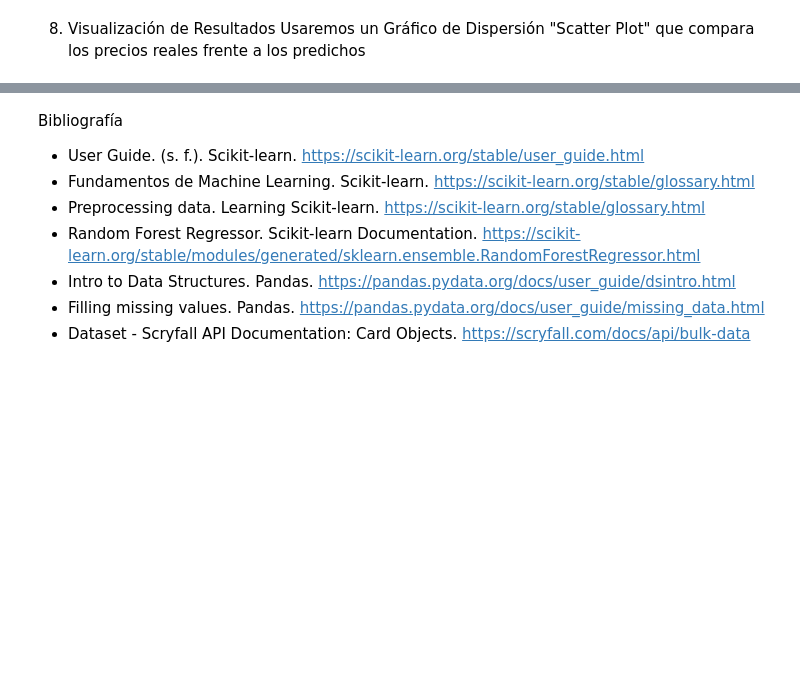
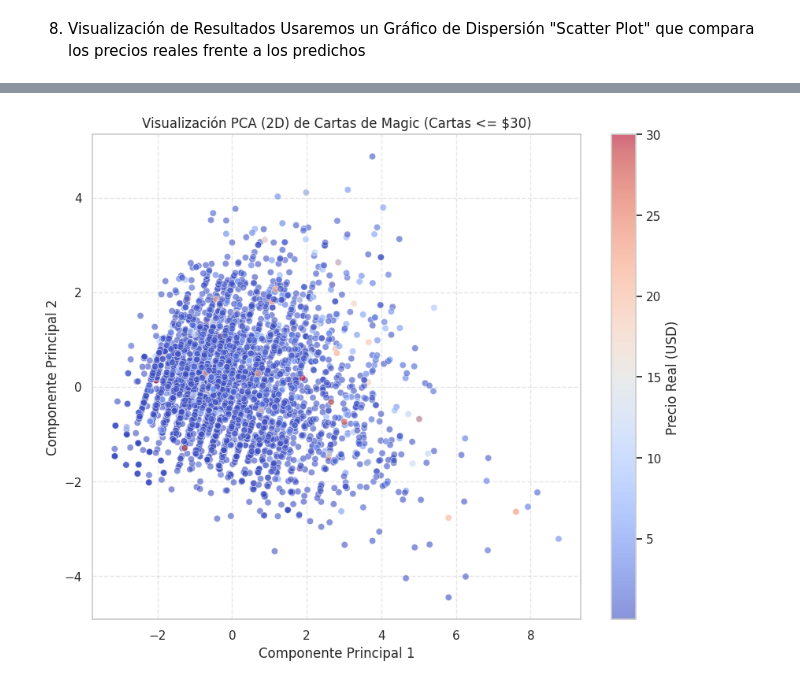
Before and after one commit to NicoRuedaA/MTG-price-prediction, a Jupyter notebook: Scikit_learn_Magic_The_Gathering.ipynb, the cells around one changed output, grey strips where cells are left out. Drawn from its saved outputs; the diff is of its cells as text; code cells hidden in the pictures; blank space fills up the shorter version.

```diff
--- a/Scikit_learn_Magic_The_Gathering.ipynb
+++ b/Scikit_learn_Magic_The_Gathering.ipynb
@@ -312,11 +235,20 @@ plt.show()
-# %% [markdown]
-Bibliografía
-
-
-*   User Guide. (s. f.). Scikit-learn. https://scikit-learn.org/stable/user_guide.html
-*   Fundamentos de Machine Learning. Scikit-learn. https://scikit-learn.org/stable/glossary.html
-*   Preprocessing data. Learning Scikit-learn. https://scikit-learn.org/stable/glossary.html
-*   Random Forest Regressor. Scikit-learn Documentation. https://scikit-learn.org/stable/modules/generated/sklearn.ensemble.RandomForestRegressor.html
-*   Intro to Data Structures. Pandas. https://pandas.pydata.org/docs/user_guide/dsintro.html
-*   Filling missing values. Pandas. https://pandas.pydata.org/docs/user_guide/missing_data.html
-*   Dataset - Scryfall API Documentation: Card Objects. https://scryfall.com/docs/api/bulk-data
+# %%
+
+
+pca = PCA(n_components=2)
+X_pca = pca.fit_transform(X_test_scaled)
+
+plt.figure(figsize=(10, 8))
+scatter = plt.scatter(X_pca[:, 0], X_pca[:, 1], c=y_test, cmap='coolwarm', alpha=0.6, edgecolors='w', linewidth=0.5)
+
+cbar = plt.colorbar(scatter)
+cbar.set_label('Precio Real (USD)')
+
+plt.title('Visualización PCA (2D) de Cartas de Magic (Cartas <= $30)')
+plt.xlabel('Componente Principal 1')
+plt.ylabel('Componente Principal 2')
+plt.grid(True, linestyle='--', alpha=0.5)
+
+plt.show()
+# %% [output]
+[figure, added]
```
Also changed, not shown: parts of 25 cells of this notebook.
